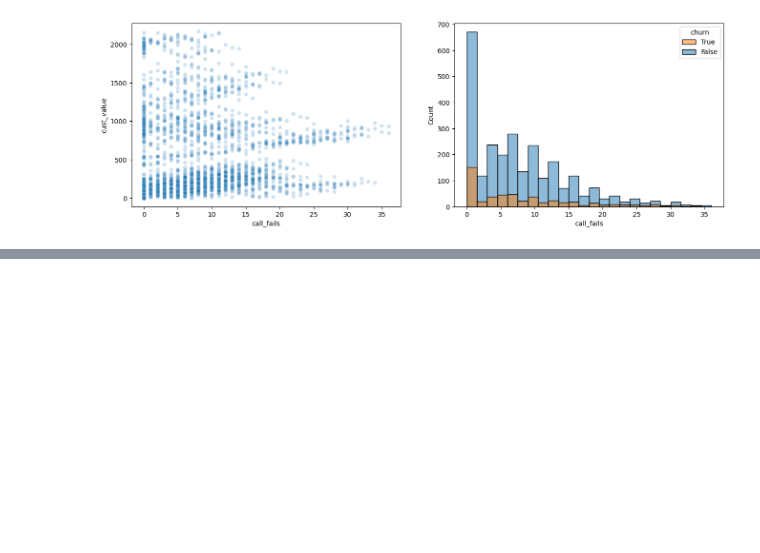
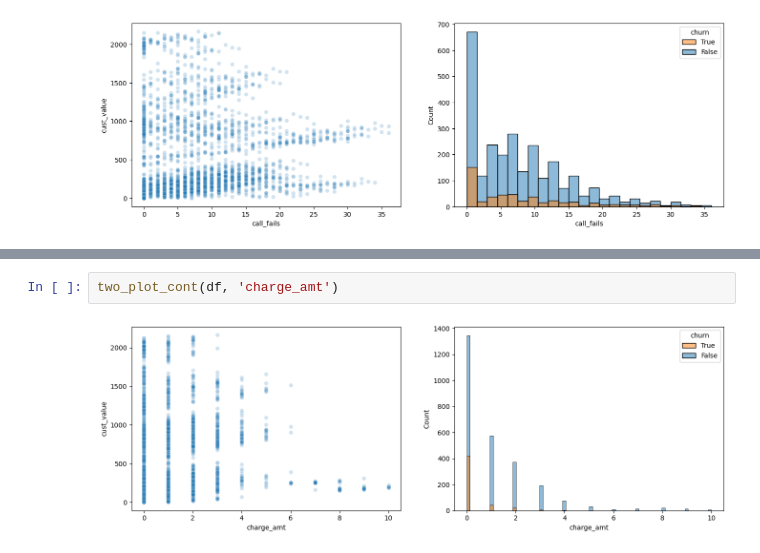
Before and after one commit to mlcuadra1/Churn-Risk-EDA, a Jupyter notebook: notebooks/Script 2 - EDA.ipynb, the cells around one changed output, grey strips where cells are left out. Saved outputs shown, nothing was run; the diff lists cells and outputs as text; blank space fills up the shorter version.

```diff
--- a/notebooks/Script 2 - EDA.ipynb
+++ b/notebooks/Script 2 - EDA.ipynb
@@ -233,0 +236,4 @@ two_plot(df, 'call_fails')
+# %%
+two_plot_cont(df, 'charge_amt')
+# %% [output]
+[figure, added]
```
Also changed, not shown: parts of 15 cells of this notebook.
